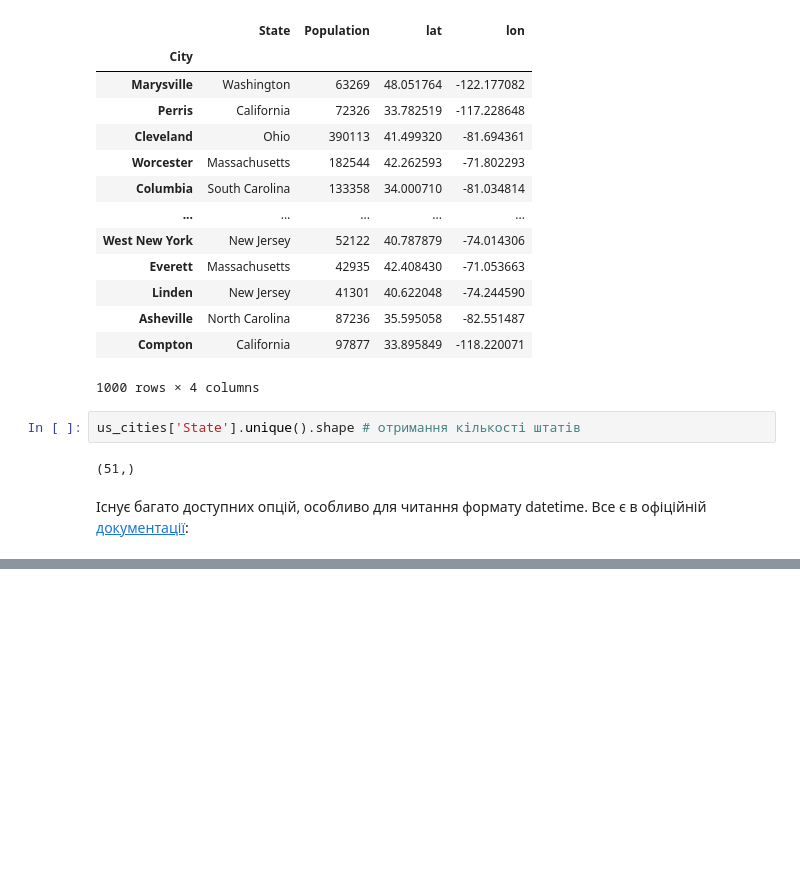
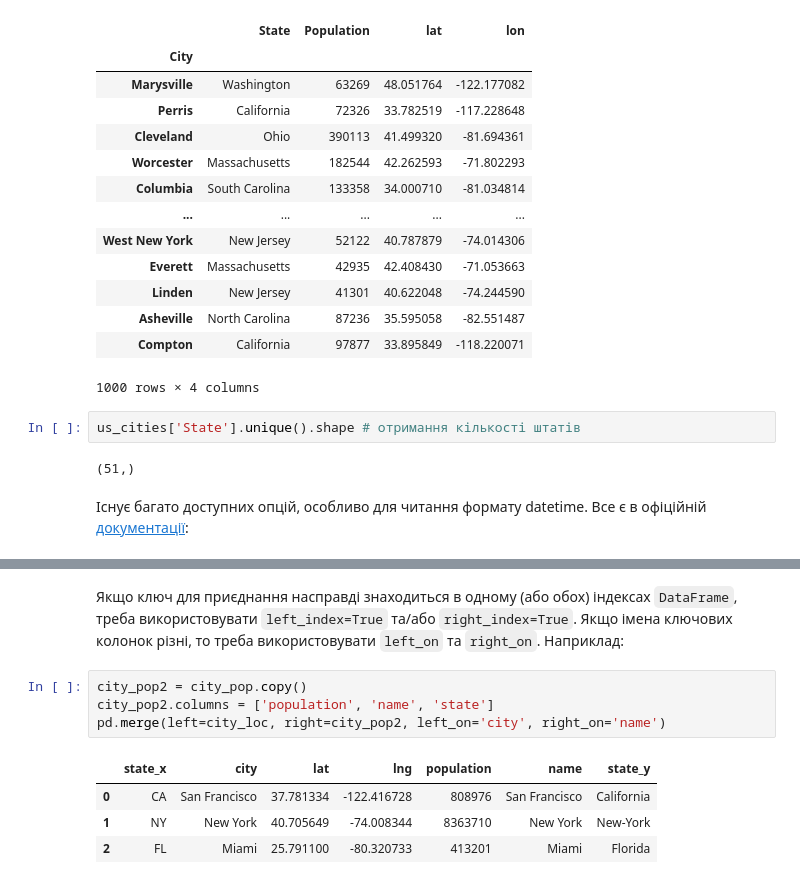
Before and after one commit to dmuman/ML-projects-and-tutorials, a Jupyter notebook: Pandas/Tutorials/pandas_tutorial_ukr.ipynb, the cells around one changed output, grey strips where cells are left out. Drawn from its saved outputs; the diff is of its cells as text; blank space fills up the shorter version.

```diff
--- a/Pandas/Tutorials/pandas_tutorial_ukr.ipynb
+++ b/Pandas/Tutorials/pandas_tutorial_ukr.ipynb
@@ -1770,0 +1843,11 @@ us_cities['State'].unique().shape # отримання кількості шта
+# %% [markdown]
+Якщо ключ для приєднання насправді знаходиться в одному (або обох) індексах `DataFrame`, треба використовувати `left_index=True` та/або `right_index=True`. Якщо імена ключових колонок різні, то треба використовувати `left_on` та `right_on`. Наприклад:
+# %%
+city_pop2 = city_pop.copy()
+city_pop2.columns = ['population', 'name', 'state']
+pd.merge(left=city_loc, right=city_pop2, left_on='city', right_on='name')
+# %% [output]
+|  | state_x | city | lat | lng | population | name | state_y |
+| 0 | CA | San Francisco | 37.781334 | -122.416728 | 808976 | San Francisco | California |
+| 1 | NY | New York | 40.705649 | -74.008344 | 8363710 | New York | New-York |
+| 2 | FL | Miami | 25.791100 | -80.320733 | 413201 | Miami | Florida |
```
Also changed, not shown: parts of 10 cells of this notebook.
